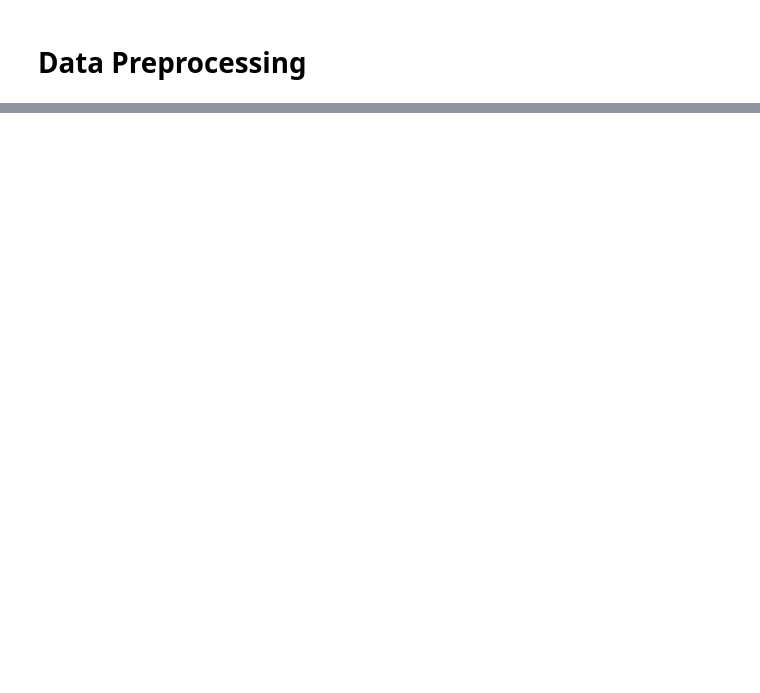
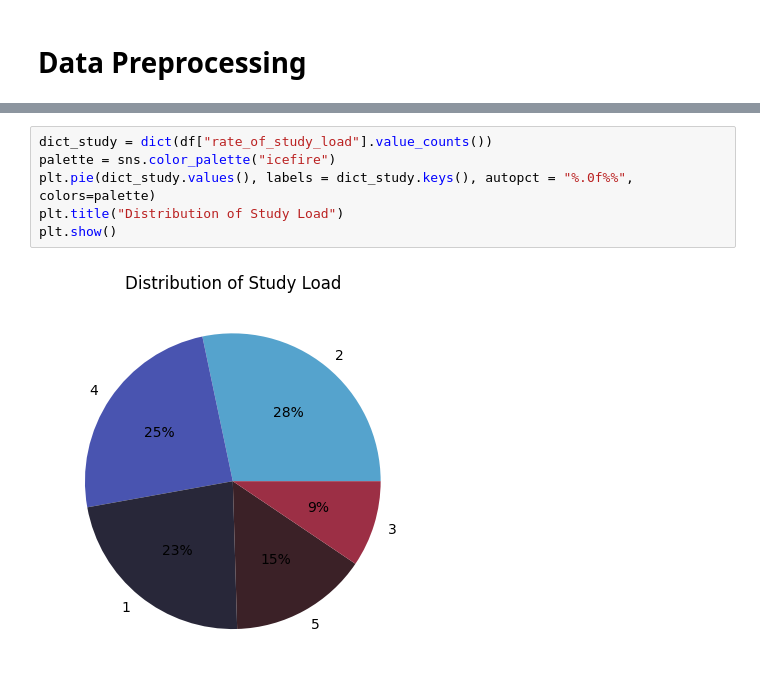
Before and after one commit to Odeyiany2/Student-Stress-Factor-ML, a Jupyter notebook: Student Stress Factor.ipynb, the cells around one changed output, grey strips where cells are left out. Cells and saved outputs as stored; diff of their text form; blank space fills up the shorter version.

```diff
--- a/Student Stress Factor.ipynb
+++ b/Student Stress Factor.ipynb
@@ -57,0 +116,8 @@ new_column_name = {}  #dictionary to map old names with new names
+# %%
+dict_study = dict(df["rate_of_study_load"].value_counts())
+palette = sns.color_palette("icefire")
+plt.pie(dict_study.values(), labels = dict_study.keys(), autopct = "%.0f%%", colors=palette)
+plt.title("Distribution of Study Load")
+plt.show()
+# %% [output]
+[figure, added]
```
Also changed, not shown: parts of 13 cells of this notebook.
